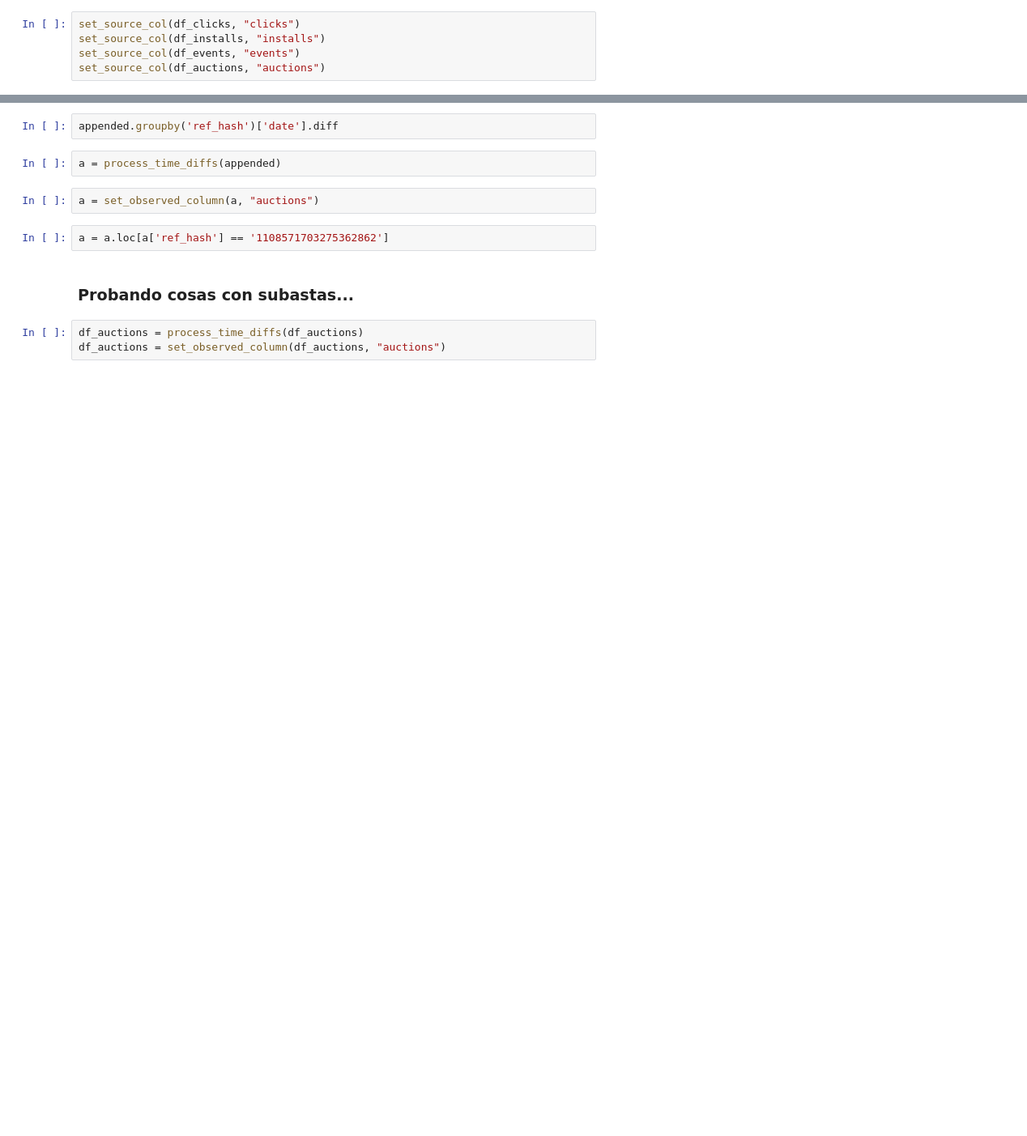
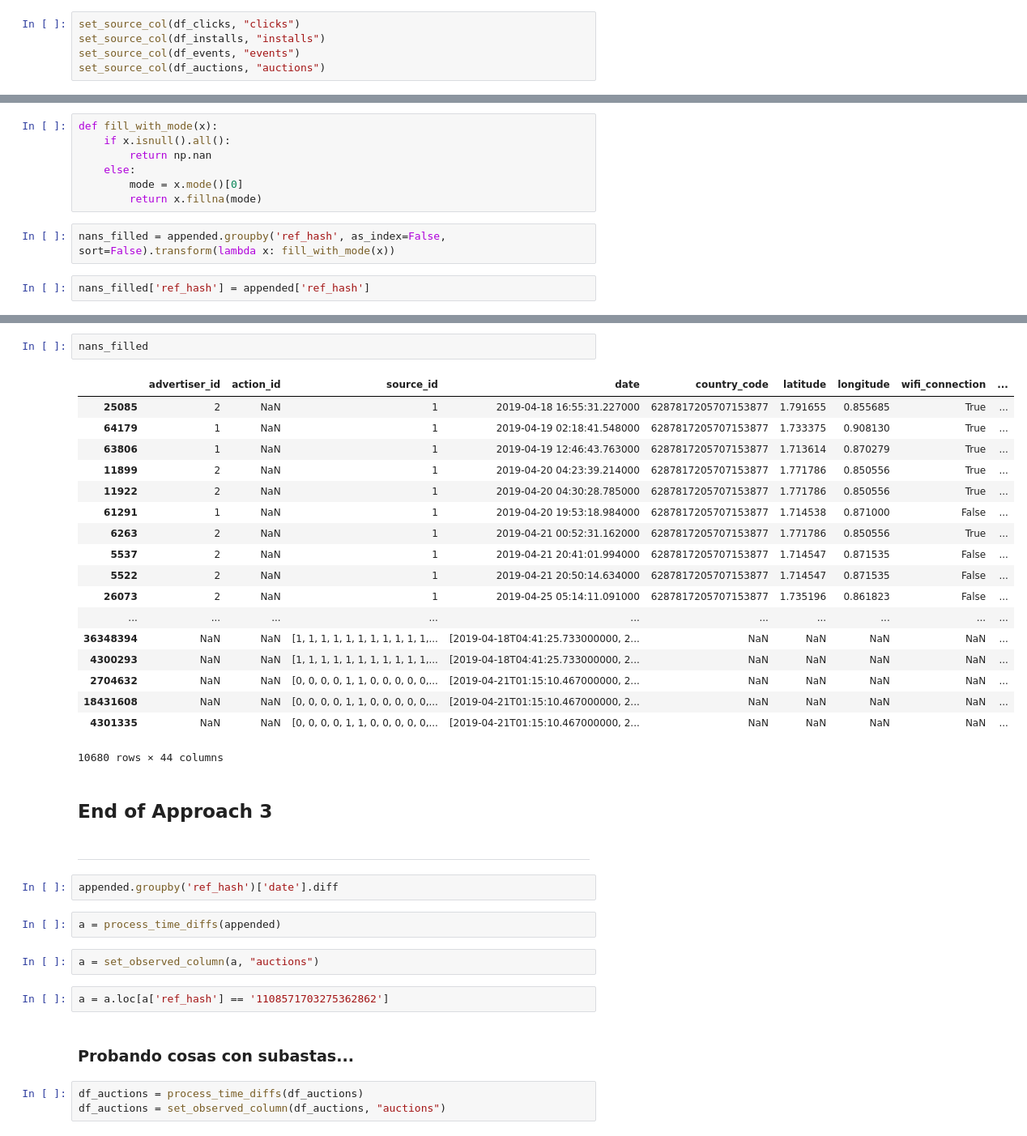
Before and after one commit to rozanecm/7506_tp2_1c2019, a Jupyter notebook: notebooks/My nb by mr.ipynb, the cells around one changed output, grey strips where cells are left out. Shown at 81% size. Cells and saved outputs as stored; diff of their text form; blank space fills up the shorter version.

```diff
--- a/notebooks/My nb by mr.ipynb
+++ b/notebooks/My nb by mr.ipynb
@@ -496,0 +546,11 @@ appended.head()
+# %%
+def fill_with_mode(x):
+    if x.isnull().all():
+        return np.nan
+    else:
+        mode = x.mode()[0]
+        return x.fillna(mode)
+# %%
+nans_filled = appended.groupby('ref_hash', as_index=False, sort=False).transform(lambda x: fill_with_mode(x))
+# %%
+nans_filled['ref_hash'] = appended['ref_hash']
@@ -497,3 +573,28 @@ appended.head()
+# %%
+nans_filled
+# %% [output]
+|  | advertiser_id | action_id | source_id | date | country_code | latitude | longitude | wifi_connection | ... |
+| 25085 | 2 | NaN | 1 | 2019-04-18 16:55:31.227000 | 6287817205707153877 | 1.791655 | 0.855685 | True | ... |
+| 64179 | 1 | NaN | 1 | 2019-04-19 02:18:41.548000 | 6287817205707153877 | 1.733375 | 0.908130 | True | ... |
+| 63806 | 1 | NaN | 1 | 2019-04-19 12:46:43.763000 | 6287817205707153877 | 1.713614 | 0.870279 | True | ... |
+| 11899 | 2 | NaN | 1 | 2019-04-20 04:23:39.214000 | 6287817205707153877 | 1.771786 | 0.850556 | True | ... |
+| 11922 | 2 | NaN | 1 | 2019-04-20 04:30:28.785000 | 6287817205707153877 | 1.771786 | 0.850556 | True | ... |
+| 61291 | 1 | NaN | 1 | 2019-04-20 19:53:18.984000 | 6287817205707153877 | 1.714538 | 0.871000 | False | ... |
+| 6263 | 2 | NaN | 1 | 2019-04-21 00:52:31.162000 | 6287817205707153877 | 1.771786 | 0.850556 | True | ... |
+| 5537 | 2 | NaN | 1 | 2019-04-21 20:41:01.994000 | 6287817205707153877 | 1.714547 | 0.871535 | False | ... |
+| 5522 | 2 | NaN | 1 | 2019-04-21 20:50:14.634000 | 6287817205707153877 | 1.714547 | 0.871535 | False | ... |
+| 26073 | 2 | NaN | 1 | 2019-04-25 05:14:11.091000 | 6287817205707153877 | 1.735196 | 0.861823 | False | ... |
+| ... | ... | ... | ... | ... | ... | ... | ... | ... | ... |
+| 36348394 | NaN | NaN | [1, 1, 1, 1, 1, 1, 1, 1, 1, 1, 1,... | [2019-04-18T04:41:25.733000000, 2... | NaN | NaN | NaN | NaN | ... |
+| 4300293 | NaN | NaN | [1, 1, 1, 1, 1, 1, 1, 1, 1, 1, 1,... | [2019-04-18T04:41:25.733000000, 2... | NaN | NaN | NaN | NaN | ... |
+| 2704632 | NaN | NaN | [0, 0, 0, 0, 1, 1, 0, 0, 0, 0, 0,... | [2019-04-21T01:15:10.467000000, 2... | NaN | NaN | NaN | NaN | ... |
+| 18431608 | NaN | NaN | [0, 0, 0, 0, 1, 1, 0, 0, 0, 0, 0,... | [2019-04-21T01:15:10.467000000, 2... | NaN | NaN | NaN | NaN | ... |
+| 4301335 | NaN | NaN | [0, 0, 0, 0, 1, 1, 0, 0, 0, 0, 0,... | [2019-04-21T01:15:10.467000000, 2... | NaN | NaN | NaN | NaN | ... |
+10680 rows × 44 columns
+# %% [markdown]
+## End of Approach 3
+# %% [markdown]
+***
 # %%
 appended.groupby('ref_hash')['date'].diff
 # %%
```
Also changed, not shown: parts of 28 cells of this notebook.
